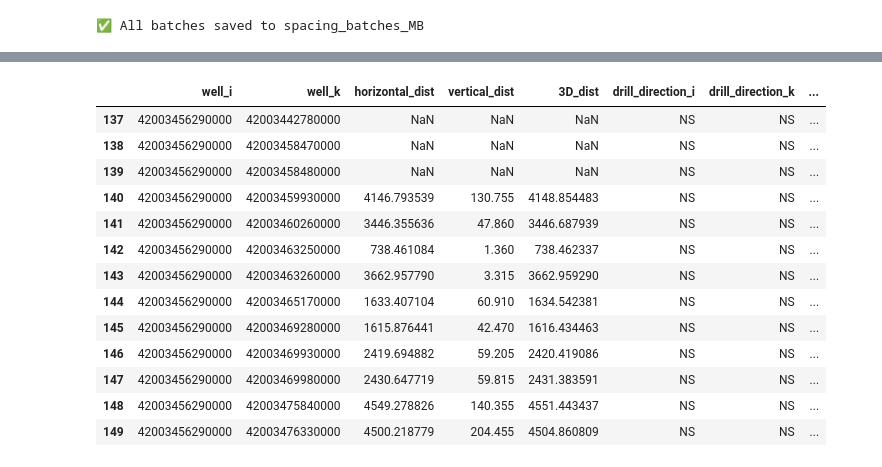
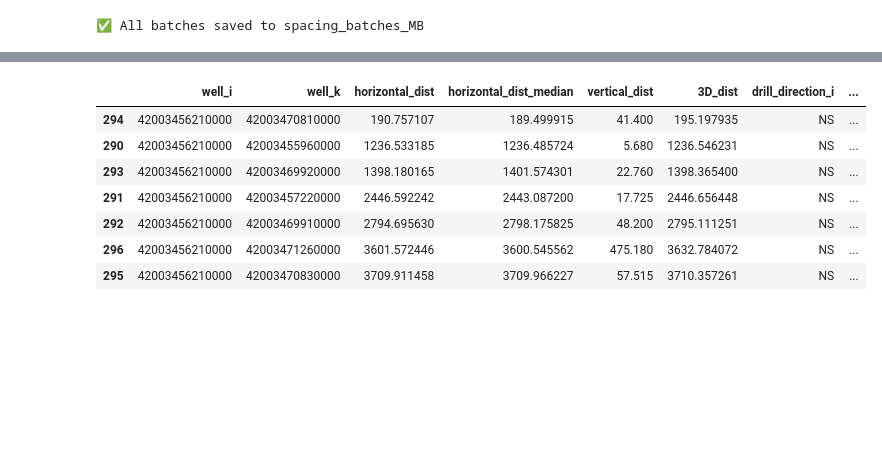
Before and after one commit to apoorvasaxena03/well-spacing-analyzer, a Jupyter notebook: notebooks/spacing_stat_v2.ipynb, the cells around one changed output, grey strips where cells are left out. Saved outputs shown, nothing was run; the diff lists cells and outputs as text; code cells hidden in the pictures; blank space fills up the shorter version.

```diff
--- a/notebooks/spacing_stat_v2.ipynb
+++ b/notebooks/spacing_stat_v2.ipynb
@@ -1793,17 +1908,11 @@ df_spacing_new
 # %%
-df_spacing_new[df_spacing_new['well_i'] == '42003456290000']
+df_spacing_new[(df_spacing_new['reject_reason']=='') & (df_spacing_new['well_i'] == '42003456210000')].sort_values('horizontal_dist')
 # %% [output]
-|  | well_i | well_k | horizontal_dist | vertical_dist | 3D_dist | drill_direction_i | drill_direction_k | ... |
-| 137 | 42003456290000 | 42003442780000 | NaN | NaN | NaN | NS | NS | ... |
-| 138 | 42003456290000 | 42003458470000 | NaN | NaN | NaN | NS | NS | ... |
-| 139 | 42003456290000 | 42003458480000 | NaN | NaN | NaN | NS | NS | ... |
-| 140 | 42003456290000 | 42003459930000 | 4146.793539 | 130.755 | 4148.854483 | NS | NS | ... |
-| 141 | 42003456290000 | 42003460260000 | 3446.355636 | 47.860 | 3446.687939 | NS | NS | ... |
-| 142 | 42003456290000 | 42003463250000 | 738.461084 | 1.360 | 738.462337 | NS | NS | ... |
-| 143 | 42003456290000 | 42003463260000 | 3662.957790 | 3.315 | 3662.959290 | NS | NS | ... |
-| 144 | 42003456290000 | 42003465170000 | 1633.407104 | 60.910 | 1634.542381 | NS | NS | ... |
-| 145 | 42003456290000 | 42003469280000 | 1615.876441 | 42.470 | 1616.434463 | NS | NS | ... |
-| 146 | 42003456290000 | 42003469930000 | 2419.694882 | 59.205 | 2420.419086 | NS | NS | ... |
-| 147 | 42003456290000 | 42003469980000 | 2430.647719 | 59.815 | 2431.383591 | NS | NS | ... |
-| 148 | 42003456290000 | 42003475840000 | 4549.278826 | 140.355 | 4551.443437 | NS | NS | ... |
-| 149 | 42003456290000 | 42003476330000 | 4500.218779 | 204.455 | 4504.860809 | NS | NS | ... |
+|  | well_i | well_k | horizontal_dist | horizontal_dist_median | vertical_dist | 3D_dist | drill_direction_i | ... |
+| 294 | 42003456210000 | 42003470810000 | 190.757107 | 189.499915 | 41.400 | 195.197935 | NS | ... |
+| 290 | 42003456210000 | 42003455960000 | 1236.533185 | 1236.485724 | 5.680 | 1236.546231 | NS | ... |
+| 293 | 42003456210000 | 42003469920000 | 1398.180165 | 1401.574301 | 22.760 | 1398.365400 | NS | ... |
+| 291 | 42003456210000 | 42003457220000 | 2446.592242 | 2443.087200 | 17.725 | 2446.656448 | NS | ... |
+| 292 | 42003456210000 | 42003469910000 | 2794.695630 | 2798.175825 | 48.200 | 2795.111251 | NS | ... |
+| 296 | 42003456210000 | 42003471260000 | 3601.572446 | 3600.545562 | 475.180 | 3632.784072 | NS | ... |
+| 295 | 42003456210000 | 42003470830000 | 3709.911458 | 3709.966227 | 57.515 | 3710.357261 | NS | ... |
```
Also changed, not shown: parts of 10 cells of this notebook, 8 other files.
